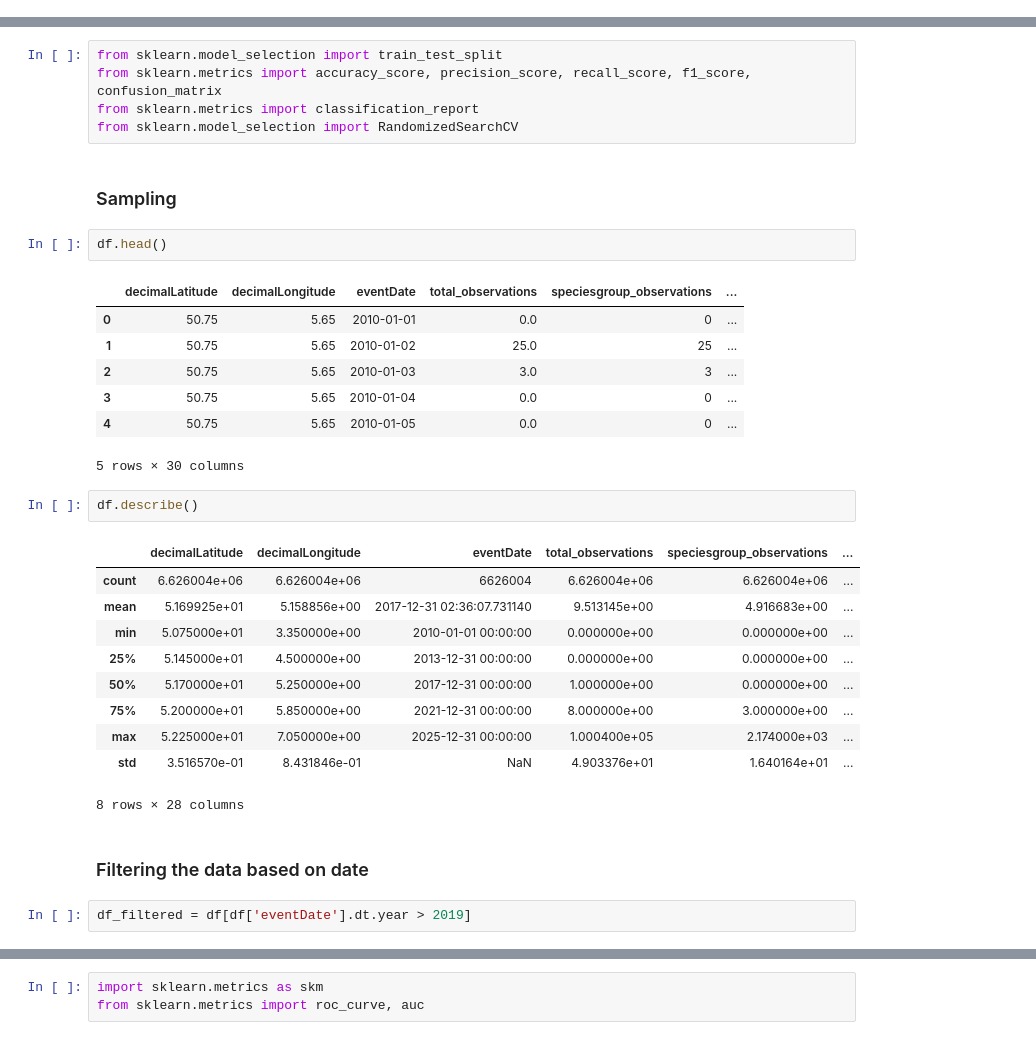
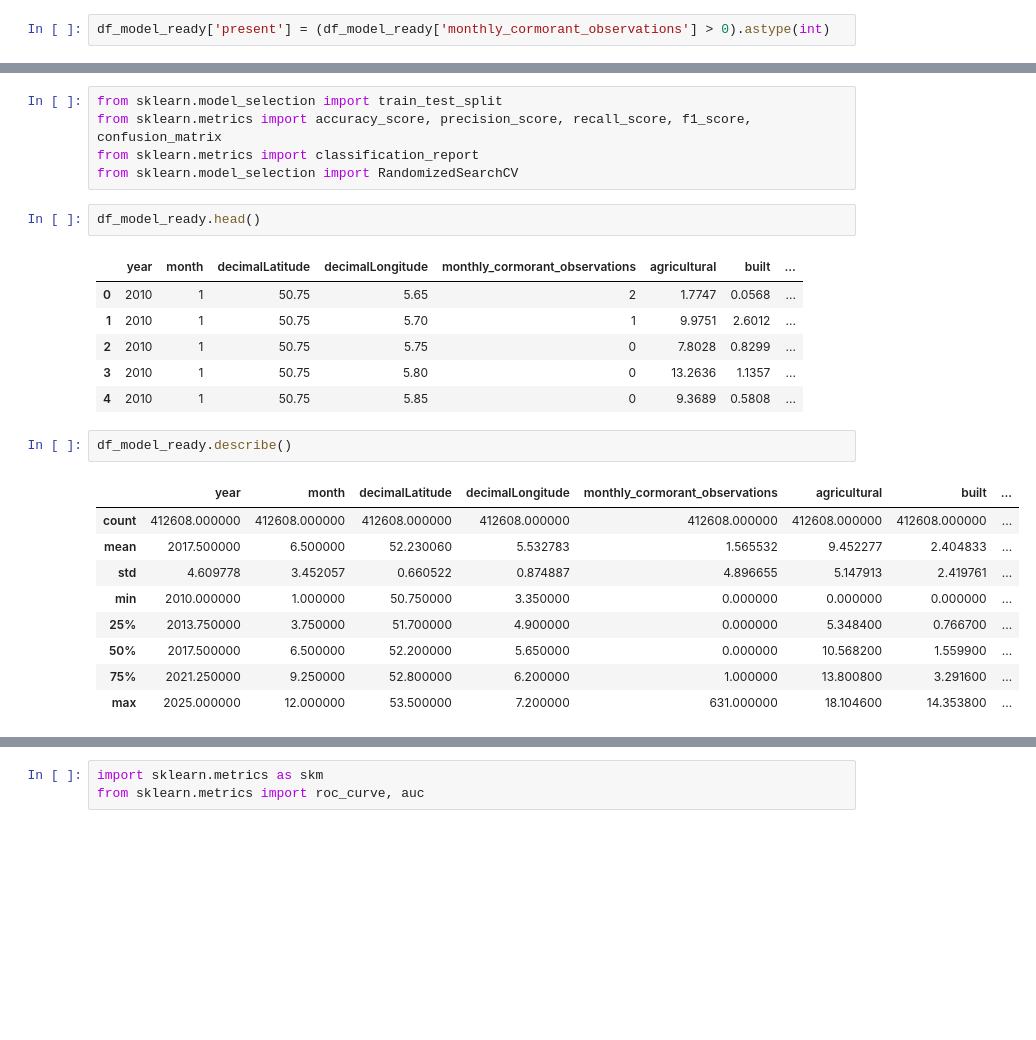
Before and after one commit to kebabzter/the-greatest-cormorant, a Jupyter notebook: notebook-final.ipynb, the cells around one changed output, grey strips where cells are left out. Cells and saved outputs as stored; diff of their text form; blank space fills up the shorter version.

```diff
--- a/notebook-final.ipynb
+++ b/notebook-final.ipynb
@@ -684,3 +706,5 @@ memory usage: 45.0 MB
+# %%
+df_model_ready['present'] = (df_model_ready['monthly_cormorant_observations'] > 0).astype(int)
 # %% [markdown]
 # 4. Modelling
 # %%
@@ -688,32 +712,24 @@ from sklearn.model_selection import train_test_split
 from sklearn.metrics import accuracy_score, precision_score, recall_score, f1_score, confusion_matrix
 from sklearn.metrics import classification_report
 from sklearn.model_selection import RandomizedSearchCV
-# %% [markdown]
-### Sampling
 # %%
-df.head()
+df_model_ready.head()
 # %% [output]
-|  | decimalLatitude | decimalLongitude | eventDate | total_observations | speciesgroup_observations | ... |
-| 0 | 50.75 | 5.65 | 2010-01-01 | 0.0 | 0 | ... |
-| 1 | 50.75 | 5.65 | 2010-01-02 | 25.0 | 25 | ... |
-| 2 | 50.75 | 5.65 | 2010-01-03 | 3.0 | 3 | ... |
-| 3 | 50.75 | 5.65 | 2010-01-04 | 0.0 | 0 | ... |
-| 4 | 50.75 | 5.65 | 2010-01-05 | 0.0 | 0 | ... |
+|  | year | month | decimalLatitude | decimalLongitude | monthly_cormorant_observations | agricultural | built | ... |
+| 0 | 2010 | 1 | 50.75 | 5.65 | 2 | 1.7747 | 0.0568 | ... |
+| 1 | 2010 | 1 | 50.75 | 5.70 | 1 | 9.9751 | 2.6012 | ... |
+| 2 | 2010 | 1 | 50.75 | 5.75 | 0 | 7.8028 | 0.8299 | ... |
+| 3 | 2010 | 1 | 50.75 | 5.80 | 0 | 13.2636 | 1.1357 | ... |
+| 4 | 2010 | 1 | 50.75 | 5.85 | 0 | 9.3689 | 0.5808 | ... |
-5 rows × 30 columns
 # %%
-df.describe()
+df_model_ready.describe()
 # %% [output]
-|  | decimalLatitude | decimalLongitude | eventDate | total_observations | speciesgroup_observations | ... |
-| count | 6.626004e+06 | 6.626004e+06 | 6626004 | 6.626004e+06 | 6.626004e+06 | ... |
-| mean | 5.169925e+01 | 5.158856e+00 | 2017-12-31 02:36:07.731140 | 9.513145e+00 | 4.916683e+00 | ... |
-| min | 5.075000e+01 | 3.350000e+00 | 2010-01-01 00:00:00 | 0.000000e+00 | 0.000000e+00 | ... |
-| 25% | 5.145000e+01 | 4.500000e+00 | 2013-12-31 00:00:00 | 0.000000e+00 | 0.000000e+00 | ... |
-| 50% | 5.170000e+01 | 5.250000e+00 | 2017-12-31 00:00:00 | 1.000000e+00 | 0.000000e+00 | ... |
-| 75% | 5.200000e+01 | 5.850000e+00 | 2021-12-31 00:00:00 | 8.000000e+00 | 3.000000e+00 | ... |
-| max | 5.225000e+01 | 7.050000e+00 | 2025-12-31 00:00:00 | 1.000400e+05 | 2.174000e+03 | ... |
-| std | 3.516570e-01 | 8.431846e-01 | NaN | 4.903376e+01 | 1.640164e+01 | ... |
+|  | year | month | decimalLatitude | decimalLongitude | monthly_cormorant_observations | agricultural | built | ... |
+| count | 412608.000000 | 412608.000000 | 412608.000000 | 412608.000000 | 412608.000000 | 412608.000000 | 412608.000000 | ... |
+| mean | 2017.500000 | 6.500000 | 52.230060 | 5.532783 | 1.565532 | 9.452277 | 2.404833 | ... |
+| std | 4.609778 | 3.452057 | 0.660522 | 0.874887 | 4.896655 | 5.147913 | 2.419761 | ... |
+| min | 2010.000000 | 1.000000 | 50.750000 | 3.350000 | 0.000000 | 0.000000 | 0.000000 | ... |
+| 25% | 2013.750000 | 3.750000 | 51.700000 | 4.900000 | 0.000000 | 5.348400 | 0.766700 | ... |
+| 50% | 2017.500000 | 6.500000 | 52.200000 | 5.650000 | 0.000000 | 10.568200 | 1.559900 | ... |
+| 75% | 2021.250000 | 9.250000 | 52.800000 | 6.200000 | 1.000000 | 13.800800 | 3.291600 | ... |
+| max | 2025.000000 | 12.000000 | 53.500000 | 7.200000 | 631.000000 | 18.104600 | 14.353800 | ... |
-8 rows × 28 columns
-# %% [markdown]
-### Filtering the data based on date
-# %%
-df_filtered = df[df['eventDate'].dt.year > 2019]
```
Also changed, not shown: parts of 23 cells of this notebook.
